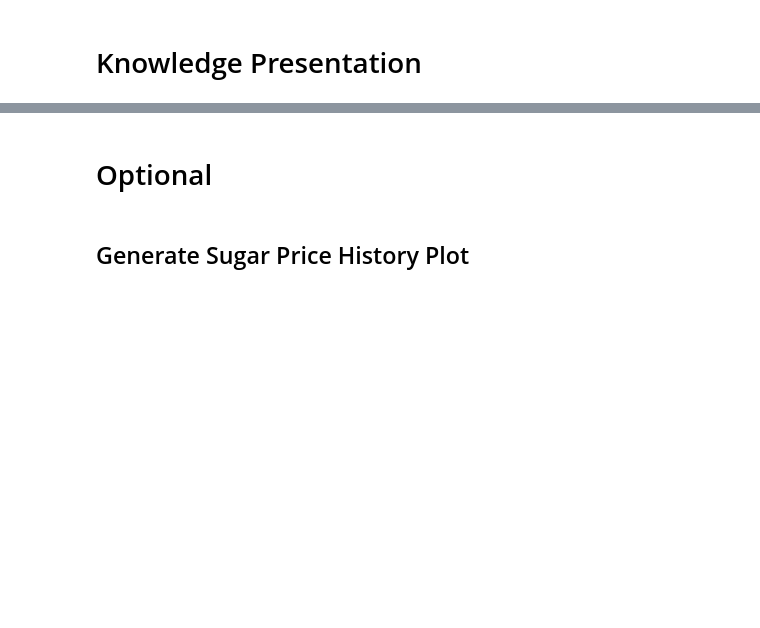
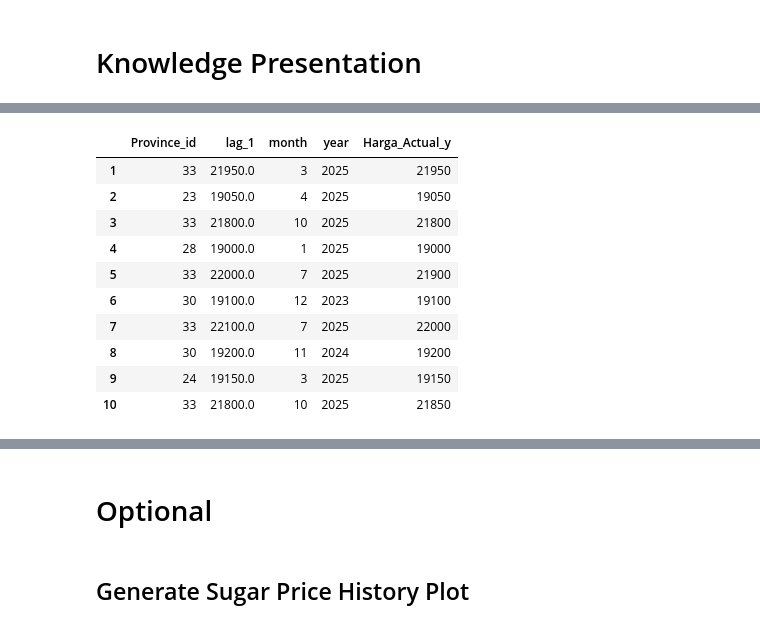
Before and after one commit to andikapramudityaa/rfr-sugar-price, a Jupyter notebook: src/main.ipynb, the cells around one changed output, grey strips where cells are left out. Saved outputs shown, nothing was run; the diff lists cells and outputs as text; code cells hidden in the pictures; blank space fills up the shorter version.

```diff
--- a/src/main.ipynb
+++ b/src/main.ipynb
@@ -386,0 +440,73 @@ for i in range(n_trees_to_view):
+# %%
+print("="*60)
+print("PROSES BOOTSTRAPPING PADA POHON PERTAMA")
+print("="*60)
+
+# Ambil pohon pertama (index 0) dari model yang sudah dilatih
+pohon_pertama = model.estimators_[0]
+
+# Dapatkan index baris data hasil bootstrapping
+n_samples = X_train.shape[0]
+bootstrap_indices = _generate_sample_indices(pohon_pertama.random_state, n_samples, n_samples)
+
+print(f"Total data training asli : {n_samples} baris")
+print(f"Total data di bootstrap  : {len(bootstrap_indices)} baris (ukuran sama, tapi ada duplikasi acak)\n")
+
+print("="*60)
+print("FITUR YANG DIPILIH OLEH POHON PERTAMA")
+print("="*60)
+
+# Atribut tree_.feature menyimpan index fitur yang digunakan untuk splitting
+# Nilai -2 (atau kurang dari 0) menandakan node tersebut adalah "daun" (leaf/keputusan akhir), bukan fitur
+fitur_terpakai_idx = set([f for f in pohon_pertama.tree_.feature if f >= 0])
+fitur_terpakai_nama = [X_train.columns[i] for i in fitur_terpakai_idx]
+
+print(f"Dari total {len(X_train.columns)} fitur yang tersedia, pohon pertama menggunakan fitur berikut:")
+for fitur in fitur_terpakai_nama:
+    print(f"- {fitur}")
+print("\n")
+
+print("="*60)
+print("PENCARIAN DATA BOOTSTRAP YANG RELEVAN (UNTUK TABEL LAPORAN)")
+print("="*60)
+
+# Ambil 1 baris data baru untuk diuji
+sampel_uji = X_test.iloc[[0]]
+nilai_aktual = y_test.iloc[0]
+
+print(f"Nilai aktual yang diuji: Rp {nilai_aktual:,.0f}\n")
+
+# Buat DataFrame sementara untuk data hasil bootstrap
+df_bootstrap = X_train.iloc[bootstrap_indices].copy()
+df_bootstrap['Harga_Actual_y'] = y_train.iloc[bootstrap_indices].values
+
+# --- KUNCI VARIASI: Gunakan Rentang Margin ---
+# Atur margin ± Rp 1.500 (Anda bisa mengubah angka ini jika ingin rentang lebih lebar/sempit)
+margin = 1500
+batas_bawah = nilai_aktual - margin
+batas_atas = nilai_aktual + margin
+
+print(f"Memfilter data dalam rentang: Rp {batas_bawah:,.0f} s.d Rp {batas_atas:,.0f}")
+
+# Filter data agar hanya mengambil yang berada dalam rentang margin
+df_range = df_bootstrap[(df_bootstrap['Harga_Actual_y'] >= batas_bawah) &
+                        (df_bootstrap['Harga_Actual_y'] <= batas_atas)]
+
+# Hapus duplikasi agar tidak ada harga yang kembar
+# LALU urutkan berdasarkan harga, BUKAN berdasarkan selisih.
+df_variasi = df_range.drop_duplicates(subset=['Harga_Actual_y']).sort_values('Harga_Actual_y')
+
+print(f"Ditemukan {len(df_variasi)} variasi harga yang unik dalam rentang tersebut.\n")
+
+# --- GABUNGKAN 10 DATA MENJADI 1 TABEL UTUH ---
+# Ambil 5 harga terendah dan 5 harga tertinggi, lalu gabungkan
+df_manual = pd.concat([df_variasi.head(5), df_variasi.tail(5)]).drop_duplicates()
+
+# Opsional: Acak sedikit urutannya agar terlihat seperti sampel natural (seperti di Tabel 18 PDF)
+df_manual = df_manual.sample(frac=1, random_state=42).reset_index(drop=True)
+# Jika ingin nomor indeks mulai dari 1 seperti di laporan:
+df_manual.index = np.arange(1, len(df_manual) + 1)
+
+print(f"Menampilkan 10 Data Sampel Acak (Salin tabel ini ke laporan Anda):")
+display(df_manual)
+# %% [output]
@@ -386,0 +530,11 @@ for i in range(n_trees_to_view):
+|  | Province_id | lag_1 | month | year | Harga_Actual_y |
+| 1 | 33 | 21950.0 | 3 | 2025 | 21950 |
+| 2 | 23 | 19050.0 | 4 | 2025 | 19050 |
+| 3 | 33 | 21800.0 | 10 | 2025 | 21800 |
+| 4 | 28 | 19000.0 | 1 | 2025 | 19000 |
+| 5 | 33 | 22000.0 | 7 | 2025 | 21900 |
+| 6 | 30 | 19100.0 | 12 | 2023 | 19100 |
+| 7 | 33 | 22100.0 | 7 | 2025 | 22000 |
+| 8 | 30 | 19200.0 | 11 | 2024 | 19200 |
+| 9 | 24 | 19150.0 | 3 | 2025 | 19150 |
+| 10 | 33 | 21800.0 | 10 | 2025 | 21850 |
```
Also changed, not shown: parts of 15 cells of this notebook.
